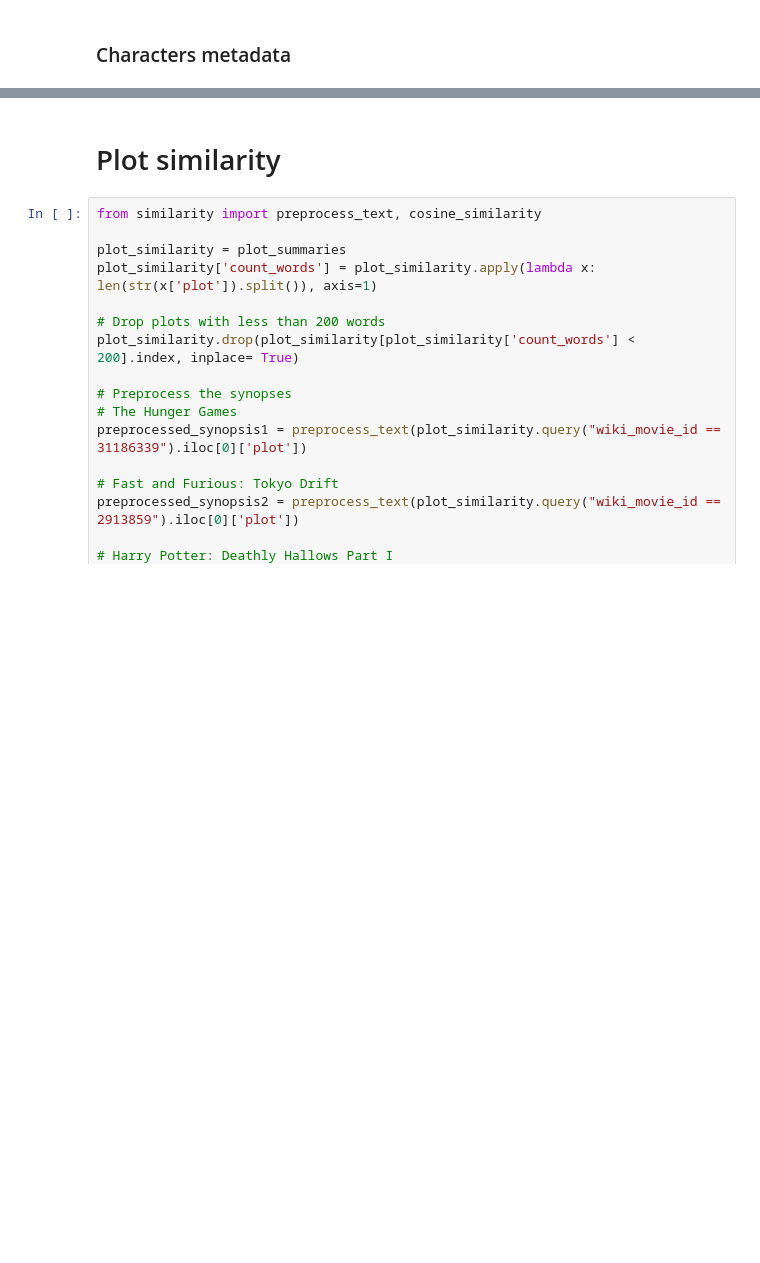
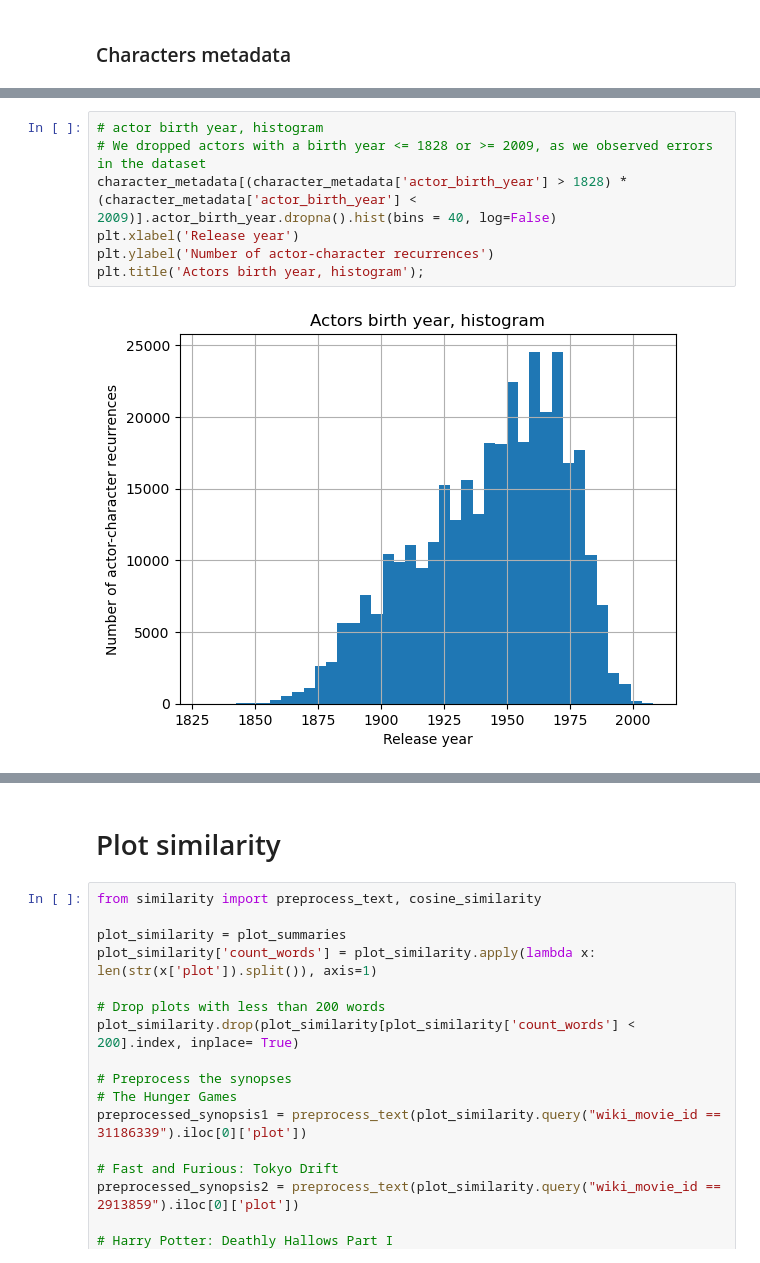
Before and after one commit to epfl-ada/ada-2023-project-msosm, a Jupyter notebook: main.ipynb, the cells around one changed output, grey strips where cells are left out. Drawn from its saved outputs; the diff is of its cells as text; blank space fills up the shorter version.

```diff
--- a/main.ipynb
+++ b/main.ipynb
@@ -381 +206,10 @@ plt.ylabel('Number of actor-character-map recurrences');
+# %%
+# actor birth year, histogram
+# We dropped actors with a birth year <= 1828 or >= 2009, as we observed errors in the dataset
+character_metadata[(character_metadata['actor_birth_year'] > 1828) * (character_metadata['actor_birth_year'] < 2009)].actor_birth_year.dropna().hist(bins = 40, log=False)
+plt.xlabel('Release year')
+plt.ylabel('Number of actor-character recurrences')
+plt.title('Actors birth year, histogram');
+# %% [output]
+[figure, added]
 # %%
```
Also changed, not shown: parts of 59 cells of this notebook, 2 other files.
